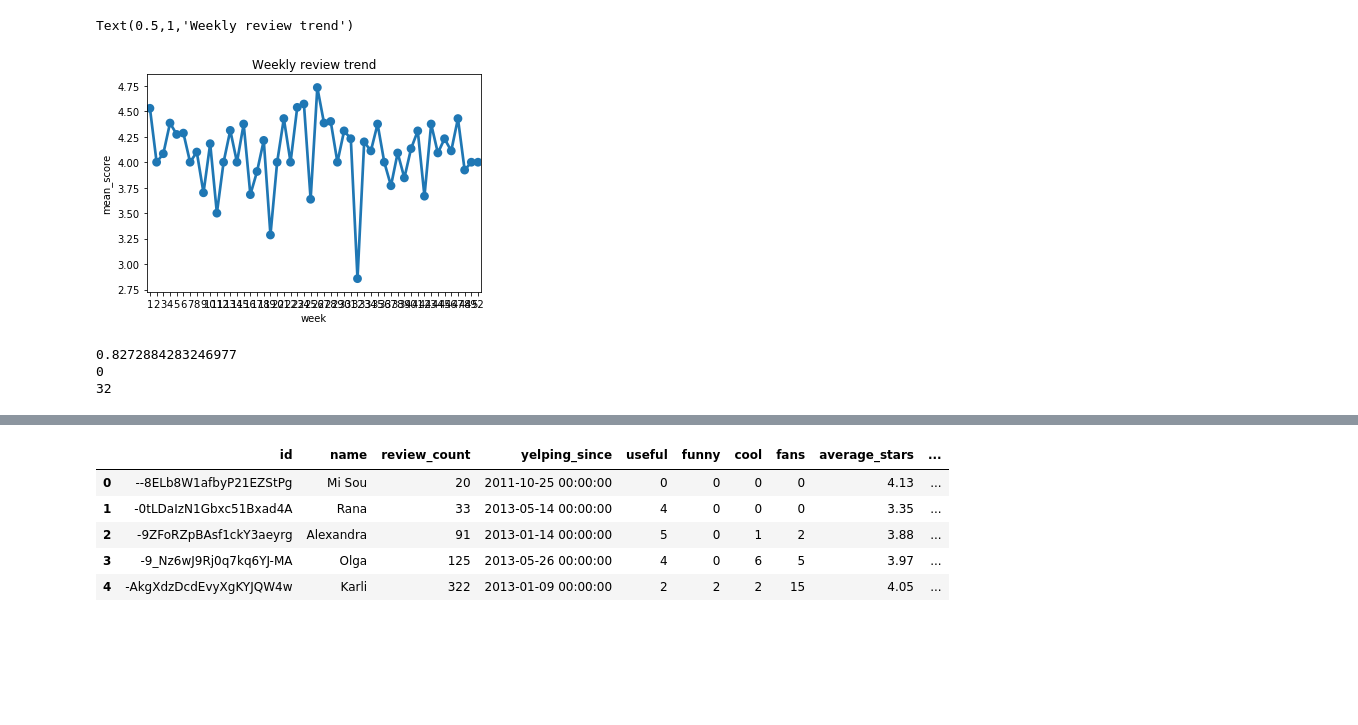
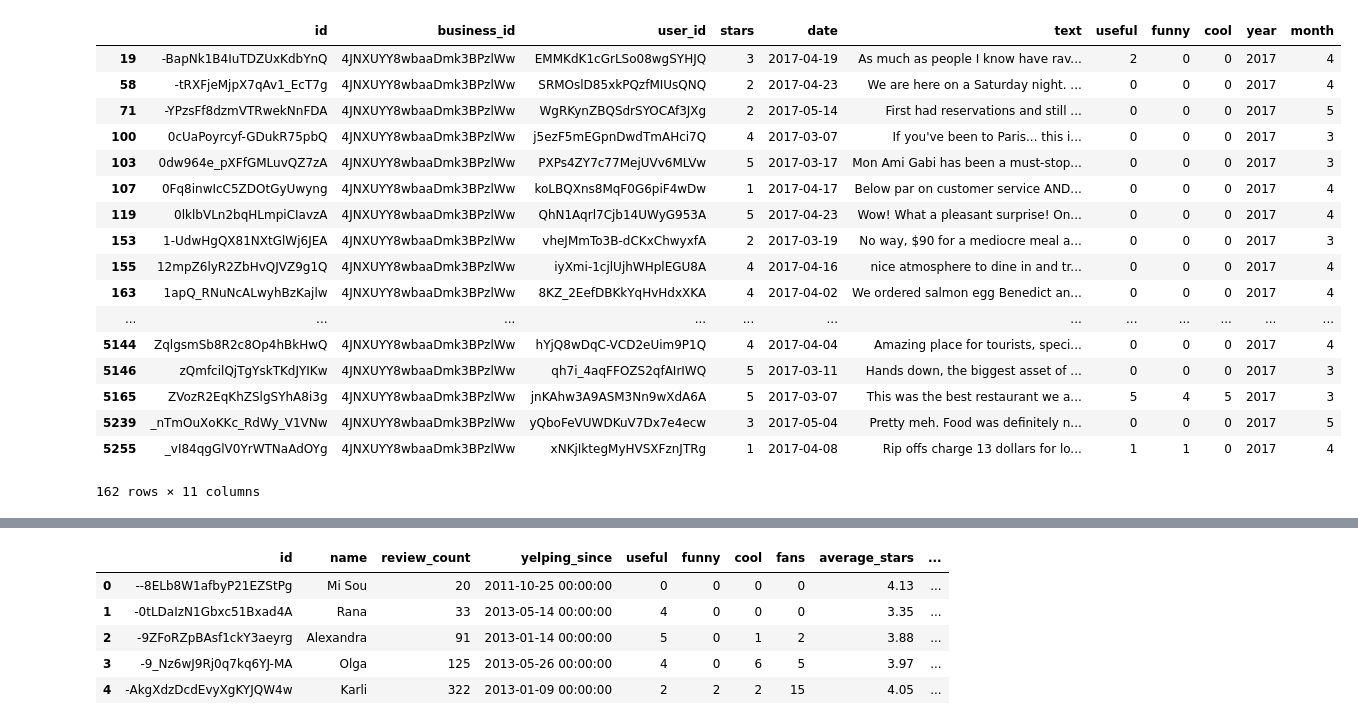
Before and after one commit to pulkitmaloo/Yelp-Dataset-Challenge, a Jupyter notebook: influencer_analysis_mon.ipynb, the cells around one changed output, grey strips where cells are left out. Cells and saved outputs as stored; diff of their text form; code cells hidden in the pictures; blank space fills up the shorter version.

```diff
--- a/influencer_analysis_mon.ipynb
+++ b/influencer_analysis_mon.ipynb
@@ -18,14 +39,8 @@ ax = sns.pointplot(x='month', y='mean_score', data=mean_stars)
 # %%
-#list(reviews['user_id'])
-# week  = reviews['date'].dt.week
-# week.min()
-reviews['date'] = pd.to_datetime(reviews['date'])
-# reviews['year'], reviews['month'] = reviews['date'].dt.year, reviews['date'].dt.month
-reviews['week']  = reviews['date'].dt.week
-reviews = reviews[reviews['year']==2017]
-mean_stars = reviews.groupby(['year','week'], as_index=False)['stars'].agg({"mean_score": "mean"})
-ax = sns.pointplot(x='week', y='mean_score', data=mean_stars)
-ax.set_title("Weekly review trend")
+# reviews = pd.read_html('gordon_reviews.html', header=0)[0]
+# stars = reviews[['date', 'stars']].sort_values(by=['date'])
+# stars['date'] = pd.to_datetime(stars['date'])
+# stars['year'], stars['month'] = stars['date'].dt.year, stars['date'].dt.month
+# stars = stars[stars['year']>=2015]
+# mean_stars = stars.groupby(['year', 'month'], as_index=False)['stars'].agg({"mean_score": "mean"})
+# ax = sns.pointplot(x='month', y='mean_score', hue='year', data=mean_stars)
-# %% [output]
-Text(0.5,1,'Weekly review trend')
-[figure, removed]
@@ -40,10 +47,23 @@ Text(0.5,1,'Weekly review trend')
 # %%
-low_reviews = reviews[(reviews['year']==2017)]# & (reviews['month'].isin([3,4,5]))]
-print(low_reviews['useful'].mean())
-print(low_reviews['useful'].min())
-print(low_reviews['useful'].max())
+low_reviews = reviews[(reviews['year']==2017) & (reviews['month'].isin([3,4,5]))]
+low_reviews
 # %% [output]
+|  | id | business_id | user_id | stars | date | text | useful | funny | cool | year | month |
+| 19 | -BapNk1B4IuTDZUxKdbYnQ | 4JNXUYY8wbaaDmk3BPzlWw | EMMKdK1cGrLSo08wgSYHJQ | 3 | 2017-04-19 | As much as people I know have rav... | 2 | 0 | 0 | 2017 | 4 |
+| 58 | -tRXFjeMjpX7qAv1_EcT7g | 4JNXUYY8wbaaDmk3BPzlWw | SRMOslD85xkPQzfMIUsQNQ | 2 | 2017-04-23 | We are here on a Saturday night. ... | 0 | 0 | 0 | 2017 | 4 |
+| 71 | -YPzsFf8dzmVTRwekNnFDA | 4JNXUYY8wbaaDmk3BPzlWw | WgRKynZBQSdrSYOCAf3JXg | 2 | 2017-05-14 | First had reservations and still ... | 0 | 0 | 0 | 2017 | 5 |
+| 100 | 0cUaPoyrcyf-GDukR75pbQ | 4JNXUYY8wbaaDmk3BPzlWw | j5ezF5mEGpnDwdTmAHci7Q | 4 | 2017-03-07 | If you've been to Paris... this i... | 0 | 0 | 0 | 2017 | 3 |
+| 103 | 0dw964e_pXFfGMLuvQZ7zA | 4JNXUYY8wbaaDmk3BPzlWw | PXPs4ZY7c77MejUVv6MLVw | 5 | 2017-03-17 | Mon Ami Gabi has been a must-stop... | 0 | 0 | 0 | 2017 | 3 |
+| 107 | 0Fq8inwIcC5ZDOtGyUwyng | 4JNXUYY8wbaaDmk3BPzlWw | koLBQXns8MqF0G6piF4wDw | 1 | 2017-04-17 | Below par on customer service AND... | 0 | 0 | 0 | 2017 | 4 |
+| 119 | 0lklbVLn2bqHLmpiCIavzA | 4JNXUYY8wbaaDmk3BPzlWw | QhN1Aqrl7Cjb14UWyG953A | 5 | 2017-04-23 | Wow! What a pleasant surprise! On... | 0 | 0 | 0 | 2017 | 4 |
+| 153 | 1-UdwHgQX81NXtGlWj6JEA | 4JNXUYY8wbaaDmk3BPzlWw | vheJMmTo3B-dCKxChwyxfA | 2 | 2017-03-19 | No way, $90 for a mediocre meal a... | 0 | 0 | 0 | 2017 | 3 |
+| 155 | 12mpZ6lyR2ZbHvQJVZ9g1Q | 4JNXUYY8wbaaDmk3BPzlWw | iyXmi-1cjlUjhWHplEGU8A | 4 | 2017-04-16 | nice atmosphere to dine in and tr... | 0 | 0 | 0 | 2017 | 4 |
+| 163 | 1apQ_RNuNcALwyhBzKajlw | 4JNXUYY8wbaaDmk3BPzlWw | 8KZ_2EefDBKkYqHvHdxXKA | 4 | 2017-04-02 | We ordered salmon egg Benedict an... | 0 | 0 | 0 | 2017 | 4 |
+| ... | ... | ... | ... | ... | ... | ... | ... | ... | ... | ... | ... |
+| 5144 | ZqlgsmSb8R2c8Op4hBkHwQ | 4JNXUYY8wbaaDmk3BPzlWw | hYjQ8wDqC-VCD2eUim9P1Q | 4 | 2017-04-04 | Amazing place for tourists, speci... | 0 | 0 | 0 | 2017 | 4 |
+| 5146 | zQmfcilQjTgYskTKdJYIKw | 4JNXUYY8wbaaDmk3BPzlWw | qh7i_4aqFFOZS2qfAIrIWQ | 5 | 2017-03-11 | Hands down, the biggest asset of ... | 0 | 0 | 0 | 2017 | 3 |
+| 5165 | ZVozR2EqKhZSlgSYhA8i3g | 4JNXUYY8wbaaDmk3BPzlWw | jnKAhw3A9ASM3Nn9wXdA6A | 5 | 2017-03-07 | This was the best restaurant we a... | 5 | 4 | 5 | 2017 | 3 |
+| 5239 | _nTmOuXoKKc_RdWy_V1VNw | 4JNXUYY8wbaaDmk3BPzlWw | yQboFeVUWDKuV7Dx7e4ecw | 3 | 2017-05-04 | Pretty meh. Food was definitely n... | 0 | 0 | 0 | 2017 | 5 |
+| 5255 | _vI84qgGlV0YrWTNaAdOYg | 4JNXUYY8wbaaDmk3BPzlWw | xNKjIktegMyHVSXFznJTRg | 1 | 2017-04-08 | Rip offs charge 13 dollars for lo... | 1 | 1 | 0 | 2017 | 4 |
-0.8272884283246977
-0
-32
+162 rows × 11 columns
 # %%
```
Also changed, not shown: parts of 26 cells of this notebook.
